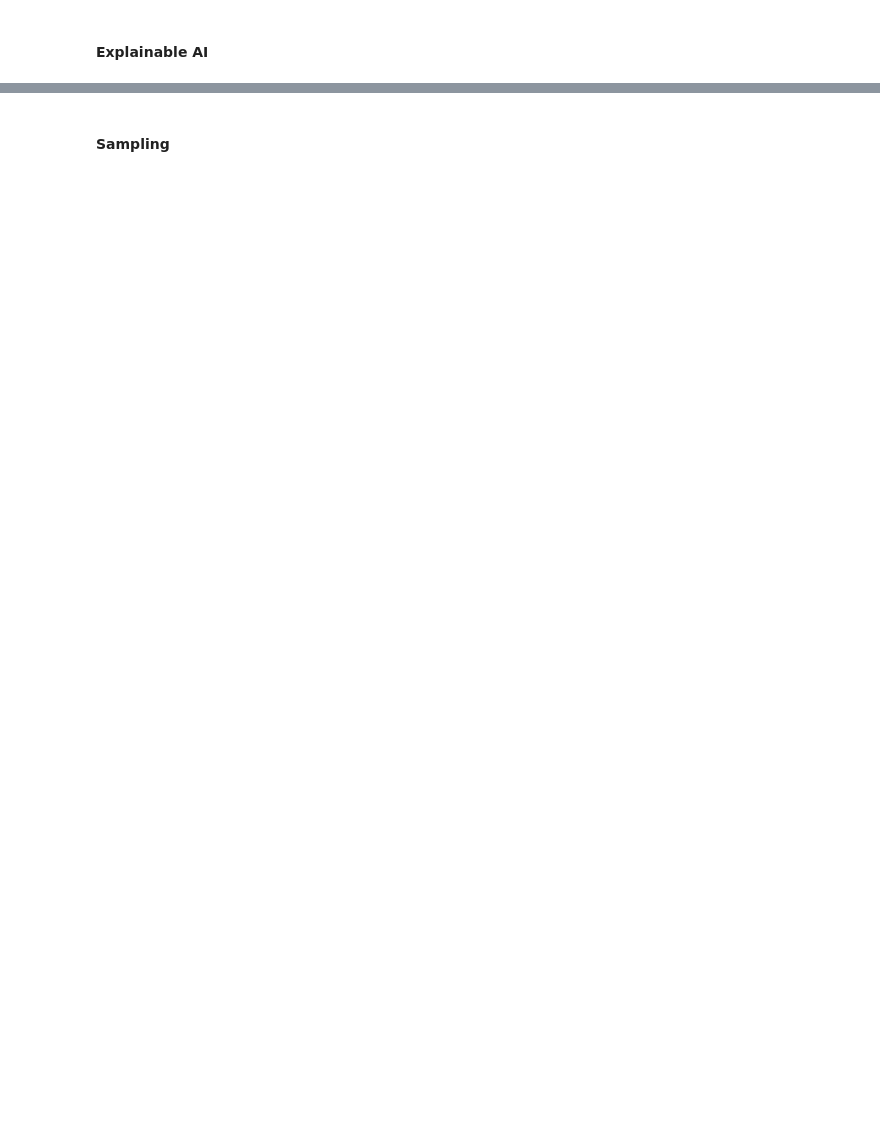
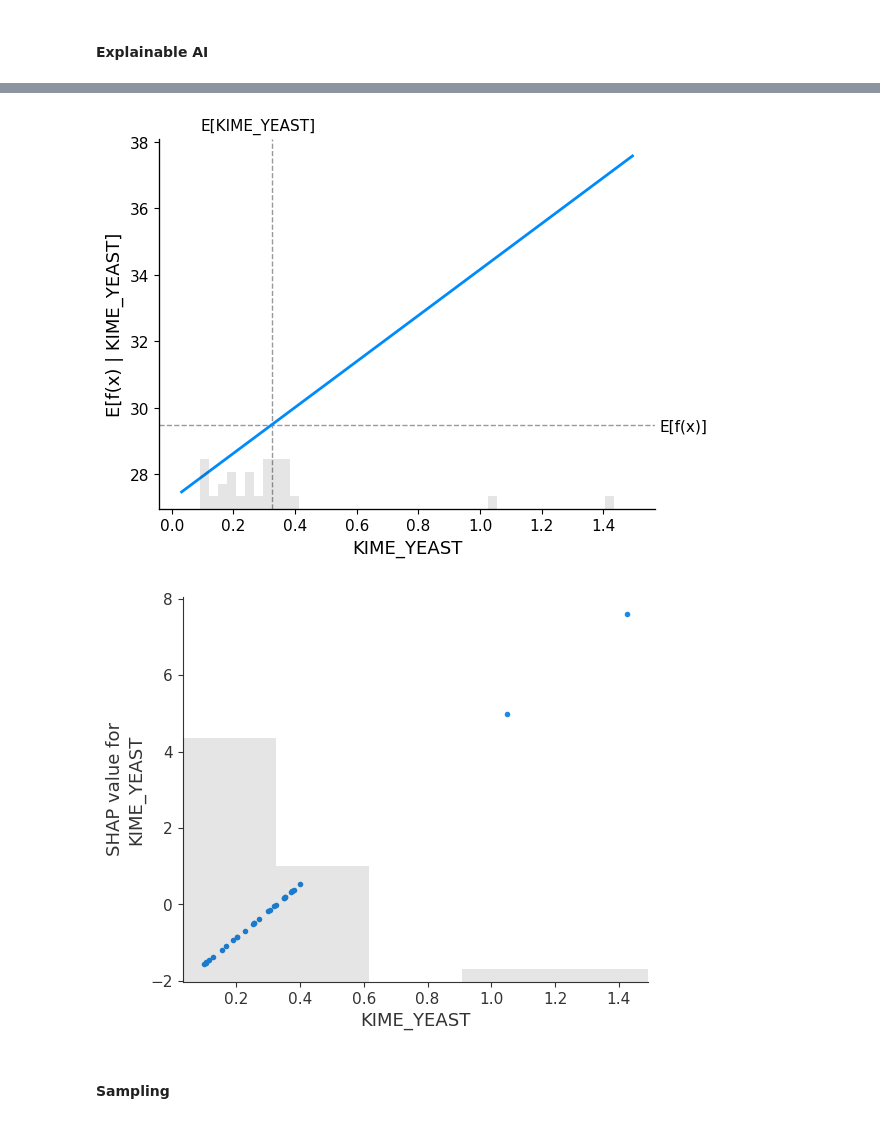
Before and after one commit to costasmexis/straindesignXAI, a Jupyter notebook: notebooks/Limonene_manual.ipynb, the cells around one changed output, grey strips where cells are left out. Cells and saved outputs as stored; diff of their text form; code cells hidden in the pictures; blank space fills up the shorter version.

```diff
--- a/notebooks/Limonene_manual.ipynb
+++ b/notebooks/Limonene_manual.ipynb
@@ -73,9 +100,10 @@ from sklearn.neighbors import KNeighborsRegressor
 from sklearn.neural_network import MLPRegressor
 from sklearn.svm import SVR
 from xgboost import XGBRegressor
-from sklearn.model_selection import GridSearchCV, cross_val_score, KFold
+from sklearn.model_selection import GridSearchCV, cross_val_score, KFold, train_test_split
 from tqdm import tqdm
 import matplotlib.pyplot as plt
+from sklearn.metrics import mean_absolute_error, mean_squared_error
 
 regressors = {
     'LR': LinearRegression(),
@@ -91,7 +119,7 @@ regressors = {
 param_grid = {
     'LR': {'fit_intercept': [True, False]},
     'RF': {'n_estimators': [3, 5, 10, 20, 50], 'max_depth': [None, 2, 3, 5, 10, 20]},
-    'SVR': {'kernel': ['linear', 'poly', 'rbf', 'sigmoid'], 'C': [0.1, 1, 10], 'gamma': [0.001, 0.01, 0.1, 1]},
+    'SVR': {'kernel': ['linear', 'rbf'], 'C': [0.1, 1, 10], 'gamma': [0.001, 0.01, 0.1, 1]},
     'MLP': {'hidden_layer_sizes': [(25,), (10,)], 'activation': ['identity', 'logistic', 'tanh', 'relu']},
     'XGB': {'n_estimators': [5, 10, 20, 50], 'max_depth': [None, 2, 3, 5, 10, 20]},
     'kNN': {'n_neighbors': [1, 2, 3, 5, 10, 20, 50], 'weights': ['uniform', 'distance']},
@@ -190,2 +248,8 @@ shap.plots.heatmap(shap_values, instance_order=shap_values.sum(1), plot_width=6)
+# %%
+pdplot(df_A[INPUT_VARS], 'KIME_YEAST', grid_search.best_estimator_, ice=False)
+shap_scatter('KIME_YEAST')
+# %% [output]
+[figure, added]
+[figure, added]
 # %% [markdown]
 #### Sampling
```
Also changed, not shown: parts of 8 cells of this notebook.
